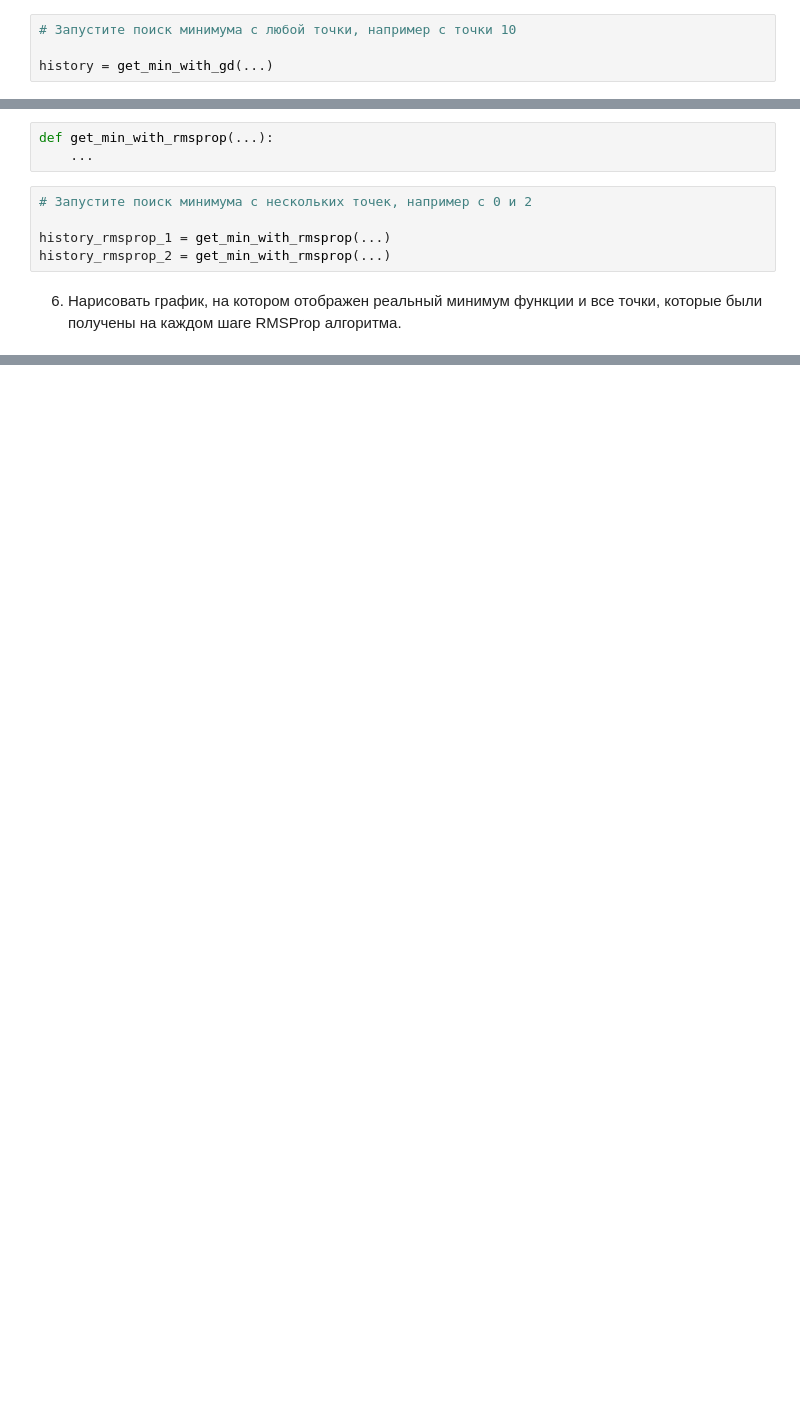
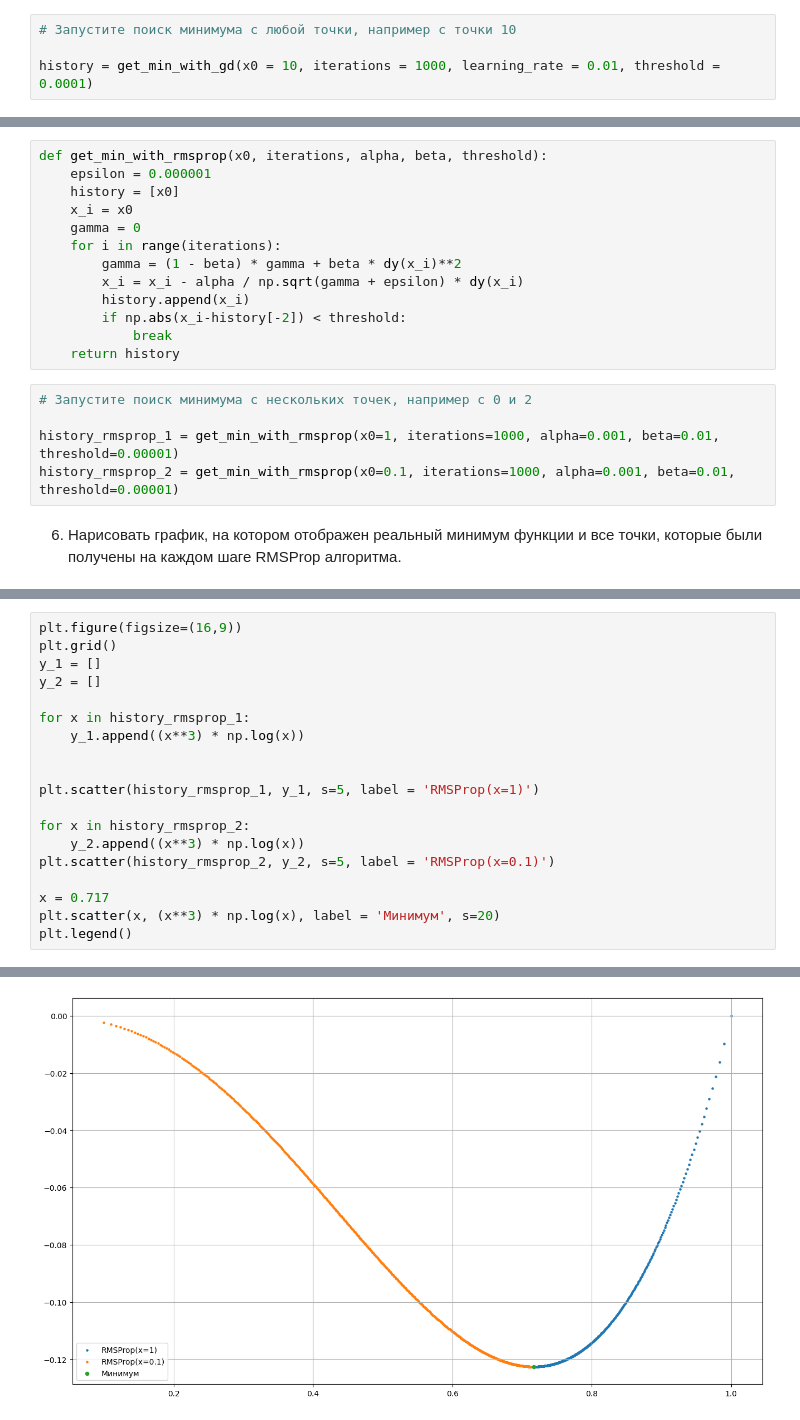
Before and after one commit to reboot2h/SberUniversity, a Jupyter notebook: Профильный модуль/ДЗ 3/HomeWork3_Optimization.ipynb, the cells around one changed output, grey strips where cells are left out. Saved outputs shown, nothing was run; the diff lists cells and outputs as text; blank space fills up the shorter version.

```diff
--- a/Профильный модуль/ДЗ 3/HomeWork3_Optimization.ipynb
+++ b/Профильный модуль/ДЗ 3/HomeWork3_Optimization.ipynb
@@ -28,7 +31,7 @@ def get_min_with_gd(...):
 # %%
 # Запустите поиск минимума с любой точки, например с точки 10
 
-history = get_min_with_gd(...)
+history = get_min_with_gd(x0 = 10, iterations = 1000, learning_rate = 0.01, threshold = 0.0001)
 # %% [markdown]
 4. Проверьте, что все работает ожидаемым образом, запустив ячейку ниже
 # %%
@@ -50,13 +56,23 @@ $$\gamma^{n+1} = (1 - \beta) \gamma^{n} + \beta (g^{n+1}) ^ 2$$
 $$w^{n+1} = w^n - \frac{\alpha}{\sqrt{\gamma^{n+1} + ɛ}}⋅g^{n+1}$$
 
 Здесь $α$ -- learning rate, $ɛ$ -- малое число (можно взять 0.0001 -- оно нужно, чтобы случайно не было деления на 0), $\beta$ -- мера учета инерции
-# %%
-def get_min_with_rmsprop(...):
-    ...
+# %%
+def get_min_with_rmsprop(x0, iterations, alpha, beta, threshold):
+    epsilon = 0.000001
+    history = [x0]
+    x_i = x0
+    gamma = 0
+    for i in range(iterations):
+        gamma = (1 - beta) * gamma + beta * dy(x_i)**2
+        x_i = x_i - alpha / np.sqrt(gamma + epsilon) * dy(x_i)
+        history.append(x_i)
+        if np.abs(x_i-history[-2]) < threshold:
+            break
+    return history
 # %%
 # Запустите поиск минимума с нескольких точек, например с 0 и 2
 
-history_rmsprop_1 = get_min_with_rmsprop(...)
-history_rmsprop_2 = get_min_with_rmsprop(...)
+history_rmsprop_1 = get_min_with_rmsprop(x0=1, iterations=1000, alpha=0.001, beta=0.01, threshold=0.00001)
+history_rmsprop_2 = get_min_with_rmsprop(x0=0.1, iterations=1000, alpha=0.001, beta=0.01, threshold=0.00001)
 # %% [markdown]
 6. Нарисовать график, на котором отображен реальный минимум функции и все точки, которые были получены на каждом шаге RMSProp алгоритма.
@@ -64,0 +83,20 @@ history_rmsprop_2 = get_min_with_rmsprop(...)
+# %%
+plt.figure(figsize=(16,9))
+plt.grid()
+y_1 = []
+y_2 = []
+
+for x in history_rmsprop_1:
+    y_1.append((x**3) * np.log(x))
+
+
+plt.scatter(history_rmsprop_1, y_1, s=5, label = 'RMSProp(x=1)')
+
+for x in history_rmsprop_2:
+    y_2.append((x**3) * np.log(x))
+plt.scatter(history_rmsprop_2, y_2, s=5, label = 'RMSProp(x=0.1)')
+
+x = 0.717
+plt.scatter(x, (x**3) * np.log(x), label = 'Минимум', s=20)
+plt.legend()
+# %% [output]
@@ -64,0 +104 @@ history_rmsprop_2 = get_min_with_rmsprop(...)
+[figure, added]
```
Also changed, not shown: parts of 9 cells of this notebook.
